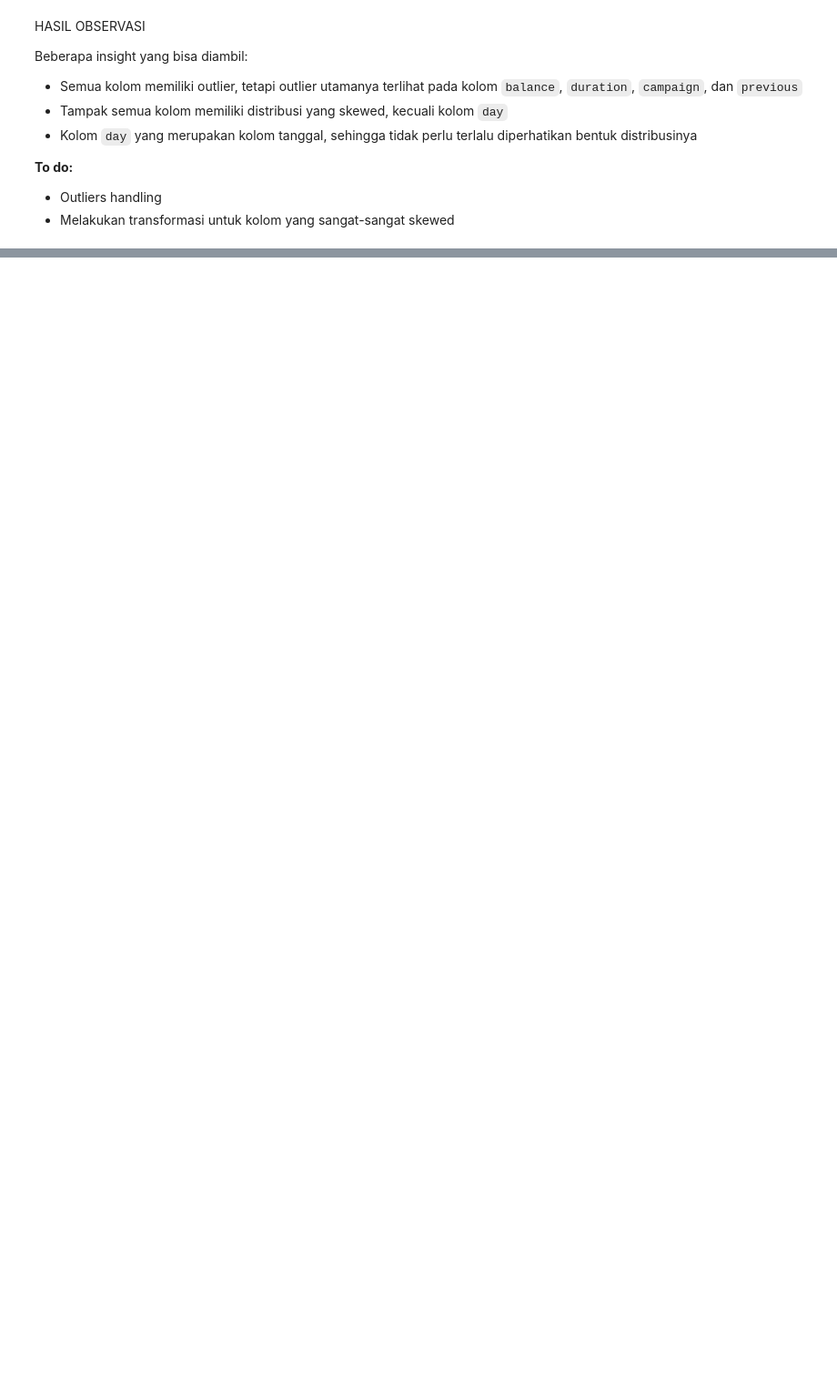
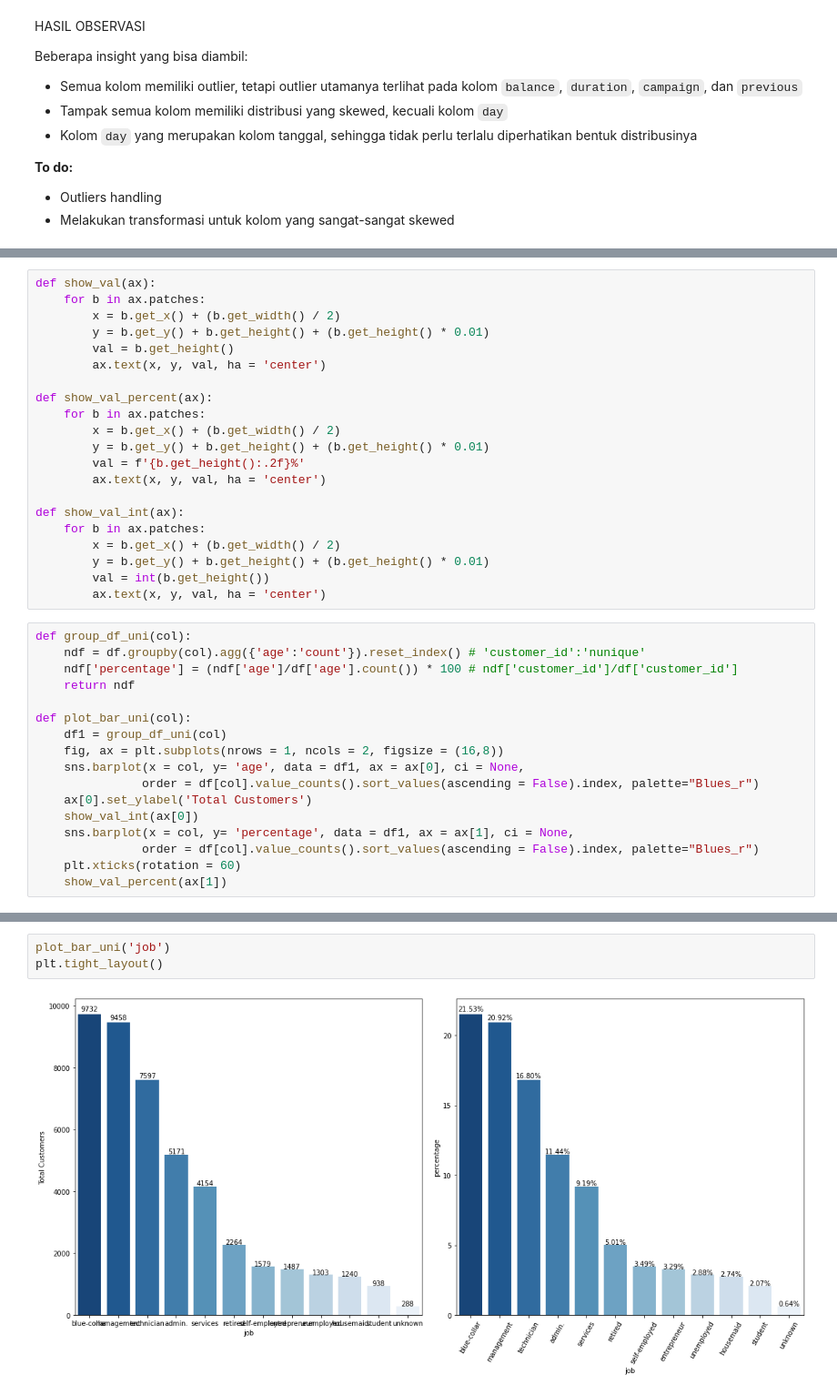
Before and after one commit to wahyunh10/Banking-Deposit-Target-Prediction, a Jupyter notebook: Banking_Deposit_Target_Prediction.ipynb, the cells around one changed output, grey strips where cells are left out. Shown at 91% size. Cells and saved outputs as stored; diff of their text form; blank space fills up the shorter version.

```diff
--- a/Banking_Deposit_Target_Prediction.ipynb
+++ b/Banking_Deposit_Target_Prediction.ipynb
@@ -333,0 +336,38 @@ Beberapa insight yang bisa diambil:
+# %%
+def show_val(ax):
+    for b in ax.patches:
+        x = b.get_x() + (b.get_width() / 2)
+        y = b.get_y() + b.get_height() + (b.get_height() * 0.01)
+        val = b.get_height()
+        ax.text(x, y, val, ha = 'center')
+
+def show_val_percent(ax):
+    for b in ax.patches:
+        x = b.get_x() + (b.get_width() / 2)
+        y = b.get_y() + b.get_height() + (b.get_height() * 0.01)
+        val = f'{b.get_height():.2f}%'
+        ax.text(x, y, val, ha = 'center')
+
+def show_val_int(ax):
+    for b in ax.patches:
+        x = b.get_x() + (b.get_width() / 2)
+        y = b.get_y() + b.get_height() + (b.get_height() * 0.01)
+        val = int(b.get_height())
+        ax.text(x, y, val, ha = 'center')
+# %%
+def group_df_uni(col):
+    ndf = df.groupby(col).agg({'age':'count'}).reset_index() # 'customer_id':'nunique'
+    ndf['percentage'] = (ndf['age']/df['age'].count()) * 100 # ndf['customer_id']/df['customer_id']
+    return ndf
+
+def plot_bar_uni(col):
+    df1 = group_df_uni(col)
+    fig, ax = plt.subplots(nrows = 1, ncols = 2, figsize = (16,8))
+    sns.barplot(x = col, y= 'age', data = df1, ax = ax[0], ci = None,
+               order = df[col].value_counts().sort_values(ascending = False).index, palette="Blues_r")
+    ax[0].set_ylabel('Total Customers')
+    show_val_int(ax[0])
+    sns.barplot(x = col, y= 'percentage', data = df1, ax = ax[1], ci = None,
+               order = df[col].value_counts().sort_values(ascending = False).index, palette="Blues_r")
+    plt.xticks(rotation = 60)
+    show_val_percent(ax[1])
@@ -333,0 +387,5 @@ Beberapa insight yang bisa diambil:
+# %%
+plot_bar_uni('job')
+plt.tight_layout()
+# %% [output]
+[figure, added]
```
Also changed, not shown: parts of 68 cells of this notebook.
